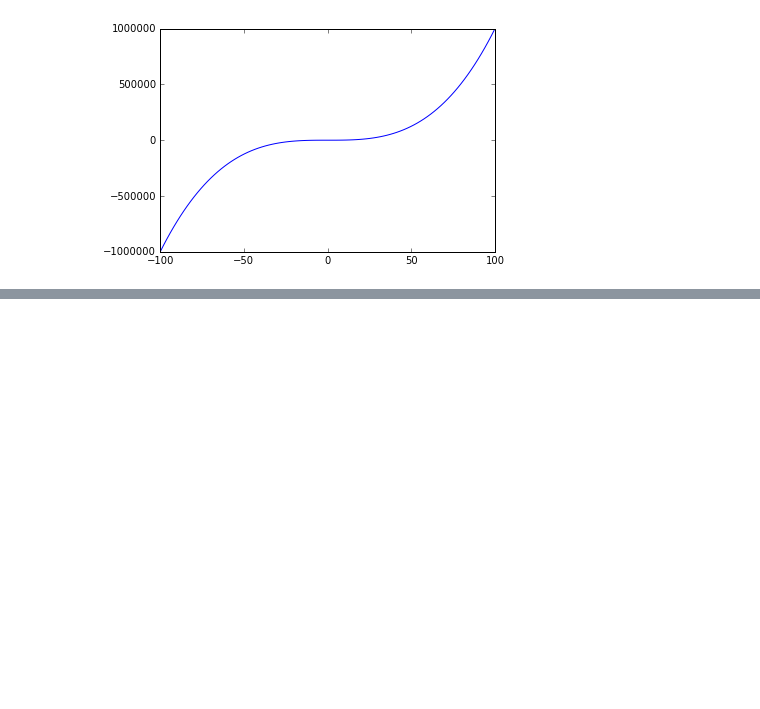
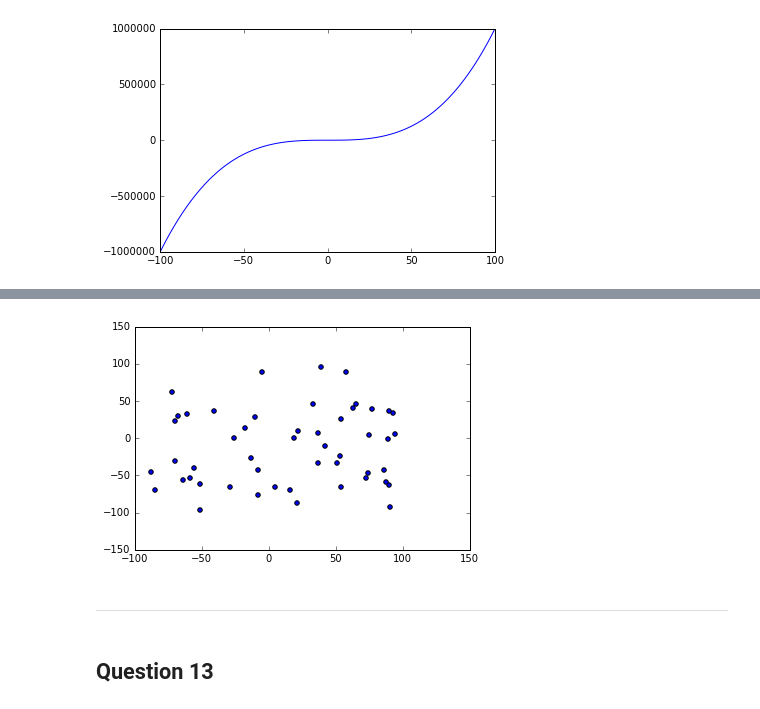
Before and after one commit to bjpop/python_physics_sample_solutions, a Jupyter notebook: Python for physicists workshop practice problems, sample solutions.ipynb, the cells around one changed output, grey strips where cells are left out. Drawn from its saved outputs; the diff is of its cells as text; code cells hidden in the pictures; blank space fills up the shorter version.

```diff
--- a/Python for physicists workshop practice problems, sample solutions.ipynb
+++ b/Python for physicists workshop practice problems, sample solutions.ipynb
@@ -384,0 +413,15 @@ plot_power(3, 100, -100, 100)
+# %%
+import numpy.random as rand
+
+def scatter_randoms(low, high, number_samples):
+    random_xs = rand.random_integers(low, high, number_samples)
+    random_ys = rand.random_integers(low, high, number_samples)
+    plt.scatter(random_xs, random_ys)
+# %%
+scatter_randoms(low=-100, high=100, number_samples=50)
+# %% [output]
+[figure, added]
+# %% [markdown]
+----
+# %% [markdown]
+## Question 13
```
Also changed, not shown: parts of 29 cells of this notebook, 4 other files.
